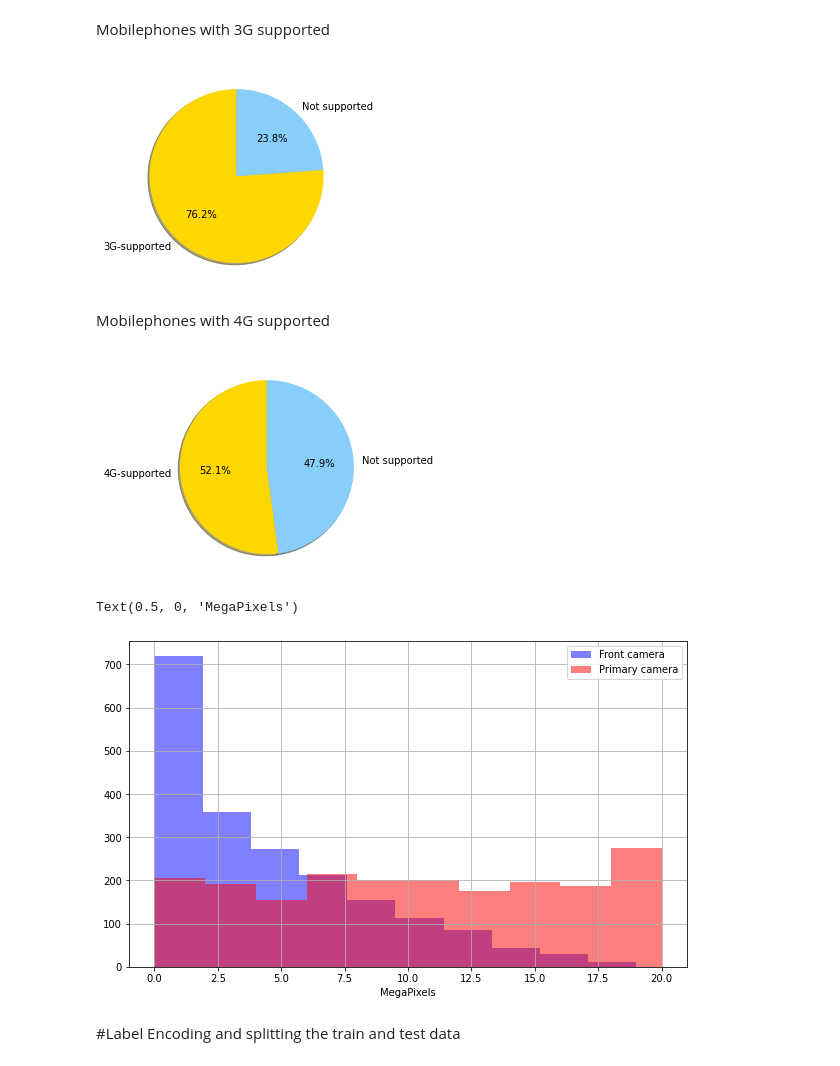
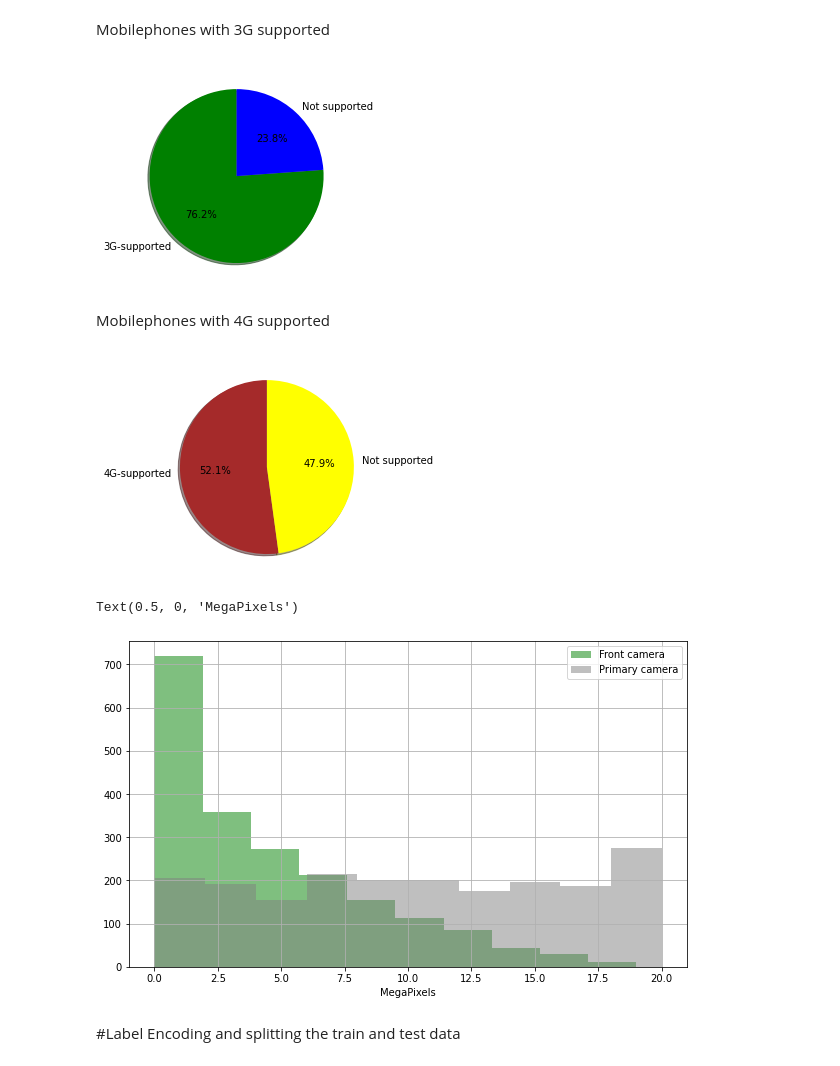
Before and after one commit to aravindmurali326/KNN, a Jupyter notebook: KNNmobile_price_classification.ipynb, the cells around one changed output. Saved outputs shown, nothing was run; the diff lists cells and outputs as text; code cells hidden in the pictures.

```diff
--- a/KNNmobile_price_classification.ipynb
+++ b/KNNmobile_price_classification.ipynb
@@ -179,31 +181,31 @@ labels = ["3G-supported",'Not supported']
 values = df_train['three_g'].value_counts().values
 # %%
 fig1, ax1 = plt.subplots()
-colors = ['gold', 'lightskyblue']
+colors = ['green', 'blue']
 ax1.pie(values, labels=labels, autopct='%1.1f%%',shadow=True,startangle=90,colors=colors)
 plt.show()
 # %% [output]
-[figure, old version]
+[figure, new version]
 # %% [markdown]
 Mobilephones with 4G supported
 # %%
 labels = ["4G-supported",'Not supported']
 values = df_train['four_g'].value_counts().values
 fig1, ax1 = plt.subplots()
-colors = ['gold', 'lightskyblue']
+colors = ['brown', 'yellow']
 ax1.pie(values, labels=labels, autopct='%1.1f%%',shadow=True,startangle=90,colors=colors)
 plt.show()
 # %% [output]
-[figure, old version]
+[figure, new version]
 # %%
 plt.figure(figsize=(10,6))
-df_train['fc'].hist(alpha=0.5,color='blue',label='Front camera')
-df_train['pc'].hist(alpha=0.5,color='red',label='Primary camera')
+df_train['fc'].hist(alpha=0.5,color='green',label='Front camera')
+df_train['pc'].hist(alpha=0.5,color='grey',label='Primary camera')
 plt.legend()
 plt.xlabel('MegaPixels')
 # %% [output]
 Text(0.5, 0, 'MegaPixels')
-[figure, old version]
+[figure, new version]
 # %% [markdown]
 #Label Encoding and splitting the train and test data
 # %%
```
Also changed, not shown: parts of 13 cells of this notebook.
